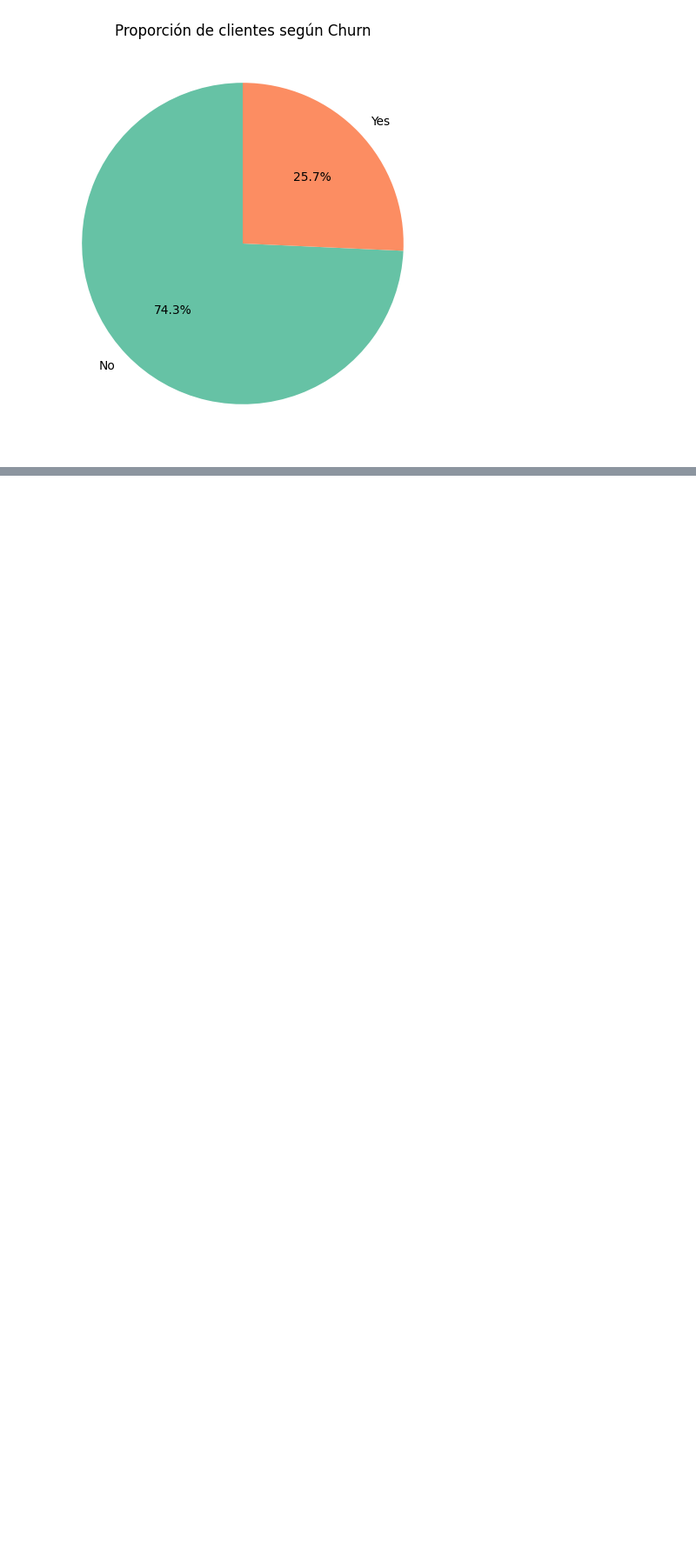
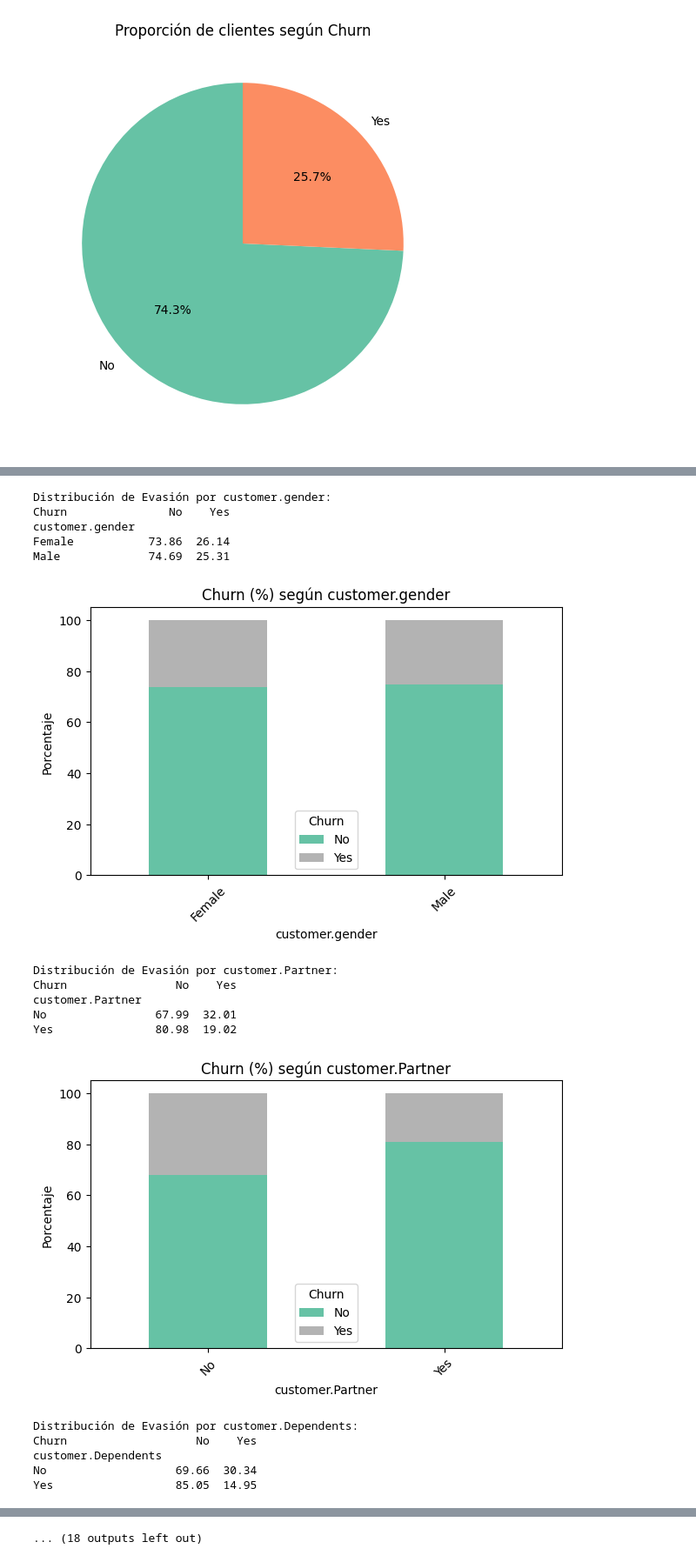
Before and after one commit to LuchiHamade/telecomChallenge_1, a Jupyter notebook: Te_damos_la_bienvenida_a_Colab.ipynb, the cells around one changed output, grey strips where cells are left out. Shown at 87% size. Saved outputs shown, nothing was run; the diff lists cells and outputs as text; code cells hidden in the pictures; blank space fills up the shorter version.

Commit message:
evasión

```diff
--- a/Te_damos_la_bienvenida_a_Colab.ipynb
+++ b/Te_damos_la_bienvenida_a_Colab.ipynb
@@ -561,15 +520,0 @@ plt.show()
-# %%
-internet_services = ['internet.InternetService','internet.OnlineSecurity',
-                     'internet.OnlineBackup','internet.DeviceProtection',
-                     'internet.TechSupport','internet.StreamingTV',
-                     'internet.StreamingMovies']
-
-for col in internet_services:
-    plt.figure(figsize=(6,4))
-    sns.countplot(x=col, hue='Churn', data=df_final, palette='Set2')
-    plt.title(f'Evasión según {col}')
-    plt.ylabel('Cantidad de clientes')
-    plt.xlabel(col)
-    plt.xticks(rotation=45)
-    plt.legend(title='Evasión')
-    plt.show()
@@ -601,0 +523,47 @@ plt.show()
+# %%
+import matplotlib.pyplot as plt
+import seaborn as sns
+
+# Lista de variables categóricas a analizar
+categorical_cols = ['customer.gender', 'customer.Partner', 'customer.Dependents',
+                    'phone.PhoneService', 'phone.MultipleLines',
+                    'internet.InternetService', 'internet.OnlineSecurity',
+                    'internet.OnlineBackup', 'internet.DeviceProtection',
+                    'internet.TechSupport', 'internet.StreamingTV',
+                    'internet.StreamingMovies', 'account.Contract',
+                    'account.PaperlessBilling', 'account.PaymentMethod']
+
+# Analizar y graficar Churn por cada variable categórica
+for col in categorical_cols:
+    # Calcular porcentaje de Churn por categoría
+    churn_pct = df_final.groupby(col)['Churn'].value_counts(normalize=True).unstack().fillna(0) * 100
+
+    print(f"\nDistribución de Evasión por {col}:")
+    print(churn_pct.round(2))
+
+    # Gráfico de barras
+    churn_pct.plot(kind='bar', stacked=True, figsize=(7,4), colormap='Set2')
+    plt.title(f'Churn (%) según {col}')
+    plt.ylabel('Porcentaje')
+    plt.xlabel(col)
+    plt.legend(title='Churn')
+    plt.xticks(rotation=45)
+    plt.show()
+# %% [output]
+Distribución de Evasión por customer.gender:
+Churn               No    Yes
+customer.gender
+Female           73.86  26.14
+Male             74.69  25.31
+[figure, added]
+Distribución de Evasión por customer.Partner:
+Churn                No    Yes
+customer.Partner
+No                67.99  32.01
+Yes               80.98  19.02
+[figure, added]
+Distribución de Evasión por customer.Dependents:
+Churn                   No    Yes
+customer.Dependents
+No                   69.66  30.34
+Yes                  85.05  14.95
@@ -601,0 +591 @@ plt.show()
+... (18 outputs left out)
```
Also changed, not shown: parts of 12 cells of this notebook.
